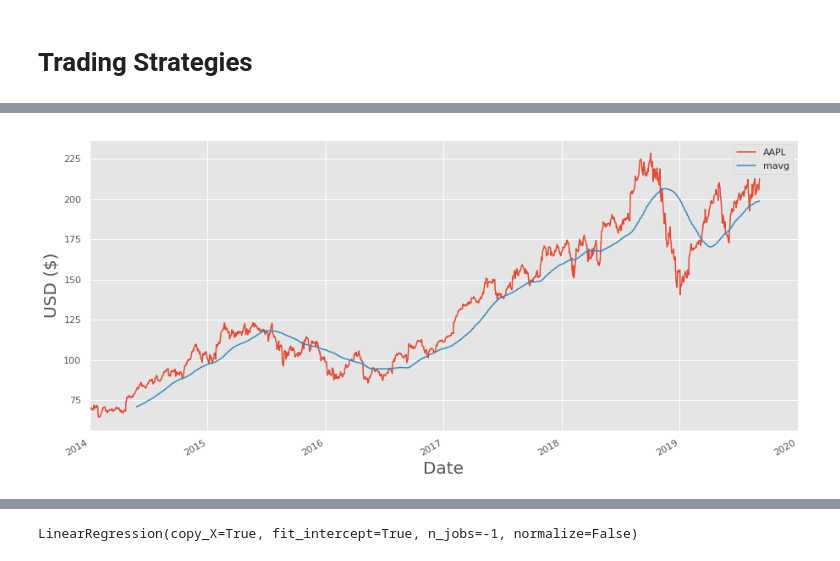
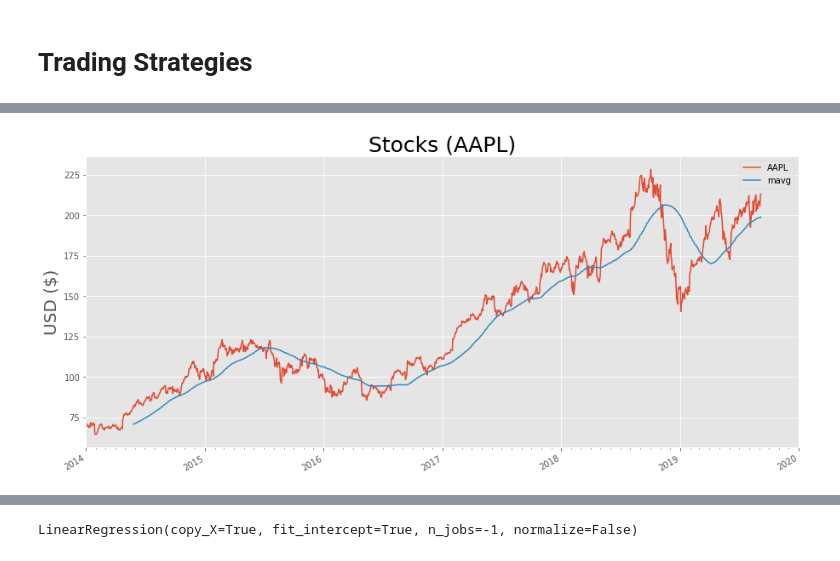
Before and after one commit to Eduzc07/machinelearning, a Jupyter notebook: 2_Finance/StockPrediction.ipynb, the cells around one changed output, grey strips where cells are left out. Saved outputs shown, nothing was run; the diff lists cells and outputs as text; code cells hidden in the pictures.

```diff
--- a/2_Finance/StockPrediction.ipynb
+++ b/2_Finance/StockPrediction.ipynb
@@ -40,24 +129,0 @@ Mounted at /content/drive
-# %%
-from pandas_datareader import data as pdr
-import os.path
-import fix_yahoo_finance as yf
-
-name = 'AAPL'
-nameFile = 'output/%s.csv'%name
-bForce = False #Change to true to force update
-
-if os.path.isfile(nameFile) and not bForce:
-  print('%s already exist. It will be read.'%name)
-  # Read file if it has been saved
-  df_full = pd.read_csv(nameFile)
-else:
-  yf.pdr_override()
-  df_full = pdr.get_data_yahoo("AAPL", start="2014-01-01").reset_index()
-  df_full.to_csv('output/AAPL.csv', index=False)
-
-# Converts string to datetime
-df_full['Date'] = pd.to_datetime(df_full.Date, format='%Y-%m-%d')
-# Set the index of dataframe to date column
-df_full = df_full.set_index('Date')
-
-df_full.head()
@@ -98,48 +142,39 @@ Name: Adj Close, dtype: float64
 # %%
-%matplotlib inline
-import matplotlib.pyplot as plt
-import matplotlib.dates as mdates
-from matplotlib import style
-
 # Adjusting the size of matplotlib
-import matplotlib as mpl
 mpl.rc('figure', figsize=(15, 7))
-mpl.__version__
 
 # Adjusting the style of matplotlib
 style.use('ggplot')
 
 #Create fig to plot
 fig, ax = plt.subplots()
 
-# plt.plot(df_full['Date'], close_px, label='AAPL')
-# plt.plot(df_full['Date'], mavg, label='mavg')
-
-plt.plot(close_px, label='AAPL')
+plt.plot(close_px, label=name)
 plt.plot(mavg, label='mavg')
 plt.legend()
-plt.xlabel('Date', fontsize = 20)
+#plt.xlabel('Date', fontsize = 20)
 plt.ylabel('USD ($)', fontsize = 20)
 
 years = mdates.YearLocator()   # every year
 months = mdates.MonthLocator()  # every month
 years_fmt = mdates.DateFormatter('%Y')
 
 # format the ticks
 ax.xaxis.set_major_locator(years)
 ax.xaxis.set_major_formatter(years_fmt)
 ax.xaxis.set_minor_locator(months)
 
 # round to nearest years.
 datemin = np.datetime64(df_full.index.min(), 'Y')
 datemax = np.datetime64(df_full.index.max(), 'Y') + np.timedelta64(1, 'Y')
 ax.set_xlim(datemin, datemax)
 
 #format the coords message box
 ax.format_xdata = mdates.DateFormatter('%Y-%m-%d')
+ax.set_title('Stocks (%s)'%name, fontsize = 25)
 #ax.grid(True)
 
 fig.autofmt_xdate()
 plt.show()
 # %% [output]
-[figure, old version]
+[figure, new version]
```
Also changed, not shown: parts of 81 cells of this notebook.
